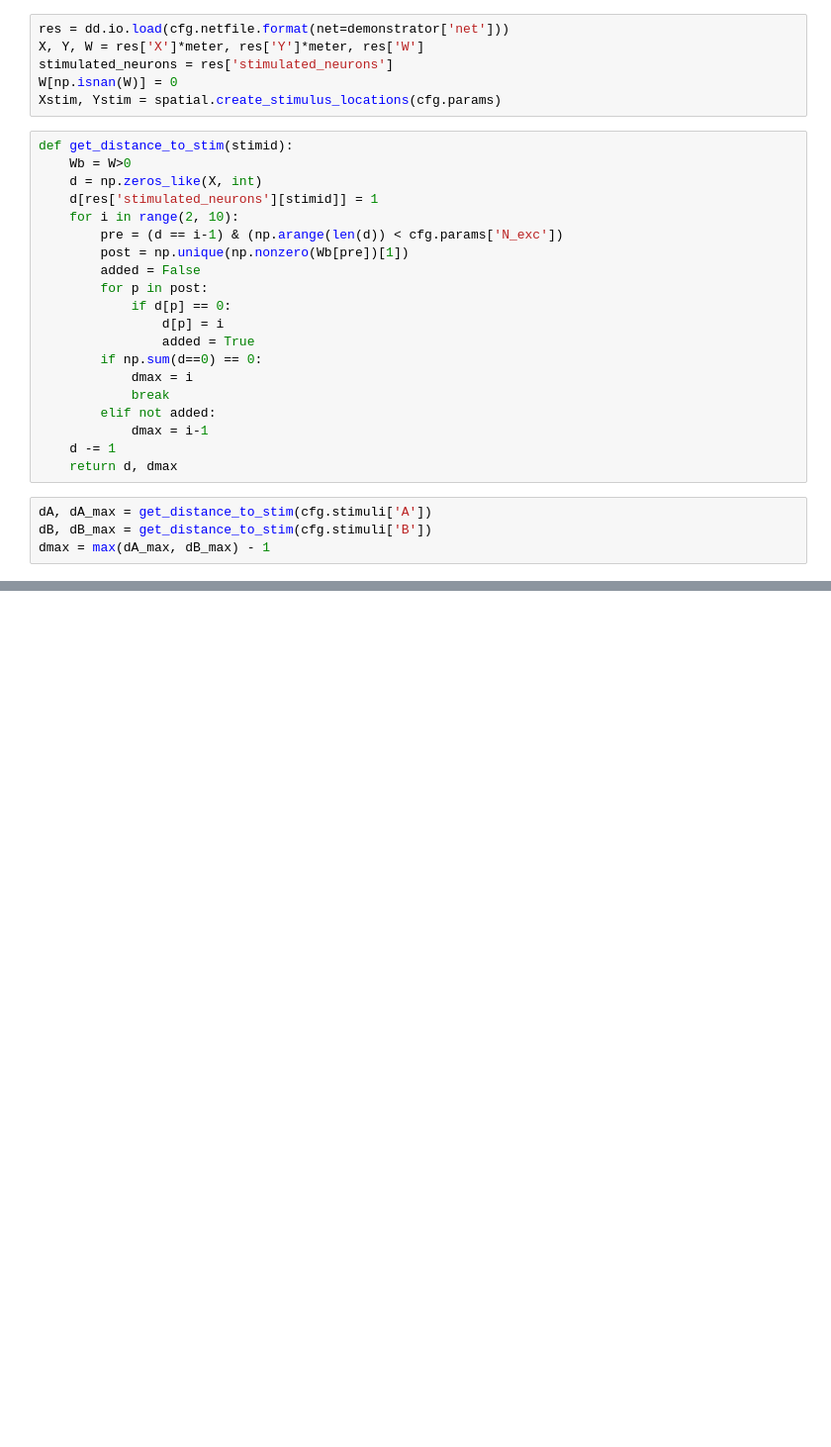
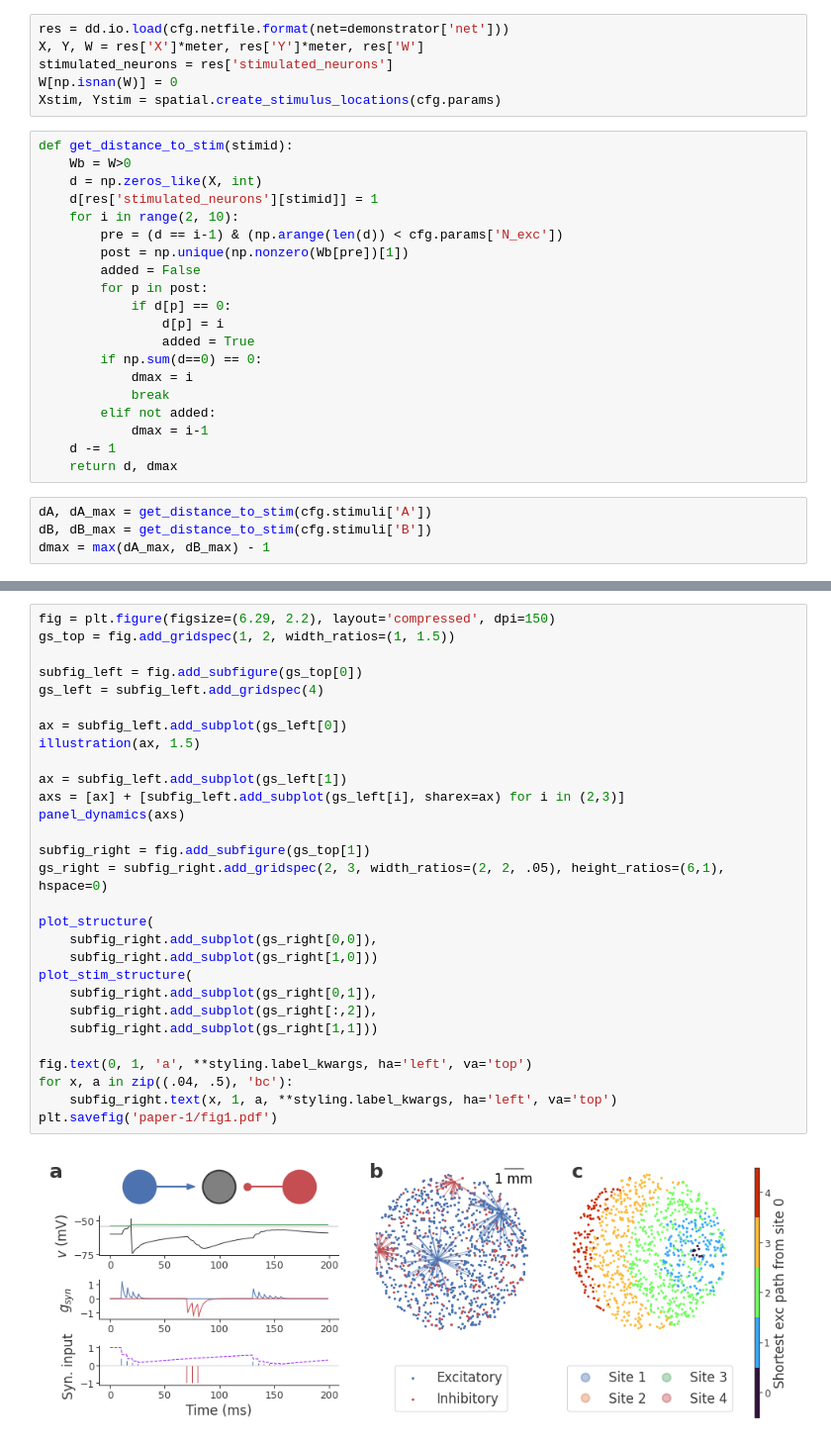
Before and after one commit to kernfel/plasticity-synergy-deviance-detection-history, a Jupyter notebook: Fig1-structure.ipynb, the cells around one changed output, grey strips where cells are left out. Shown at 99% size. Cells and saved outputs as stored; diff of their text form; blank space fills up the shorter version.

```diff
--- a/Fig1-structure.ipynb
+++ b/Fig1-structure.ipynb
@@ -103,0 +186,31 @@ plt.savefig('fig1b.svg')
+# %%
+fig = plt.figure(figsize=(6.29, 2.2), layout='compressed', dpi=150)
+gs_top = fig.add_gridspec(1, 2, width_ratios=(1, 1.5))
+
+subfig_left = fig.add_subfigure(gs_top[0])
+gs_left = subfig_left.add_gridspec(4)
+
+ax = subfig_left.add_subplot(gs_left[0])
+illustration(ax, 1.5)
+
+ax = subfig_left.add_subplot(gs_left[1])
+axs = [ax] + [subfig_left.add_subplot(gs_left[i], sharex=ax) for i in (2,3)]
+panel_dynamics(axs)
+
+subfig_right = fig.add_subfigure(gs_top[1])
+gs_right = subfig_right.add_gridspec(2, 3, width_ratios=(2, 2, .05), height_ratios=(6,1), hspace=0)
+
+plot_structure(
+    subfig_right.add_subplot(gs_right[0,0]),
+    subfig_right.add_subplot(gs_right[1,0]))
+plot_stim_structure(
+    subfig_right.add_subplot(gs_right[0,1]),
+    subfig_right.add_subplot(gs_right[:,2]),
+    subfig_right.add_subplot(gs_right[1,1]))
+
+fig.text(0, 1, 'a', **styling.label_kwargs, ha='left', va='top')
+for x, a in zip((.04, .5), 'bc'):
+    subfig_right.text(x, 1, a, **styling.label_kwargs, ha='left', va='top')
+plt.savefig('paper-1/fig1.pdf')
+# %% [output]
+[figure, added]
```
Also changed, not shown: parts of 8 cells of this notebook.
